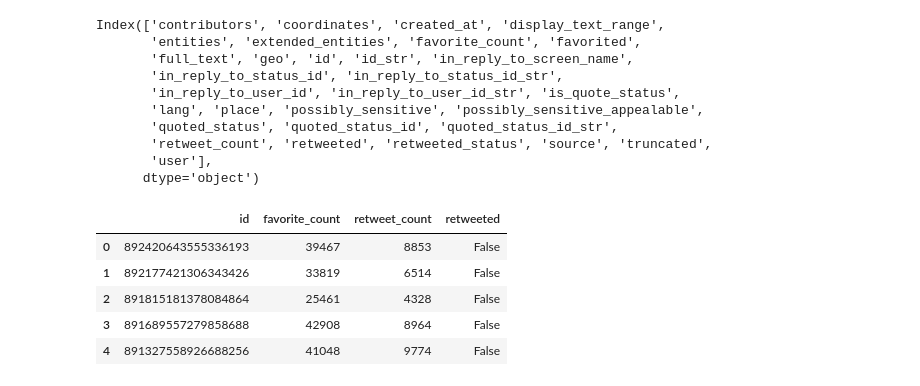
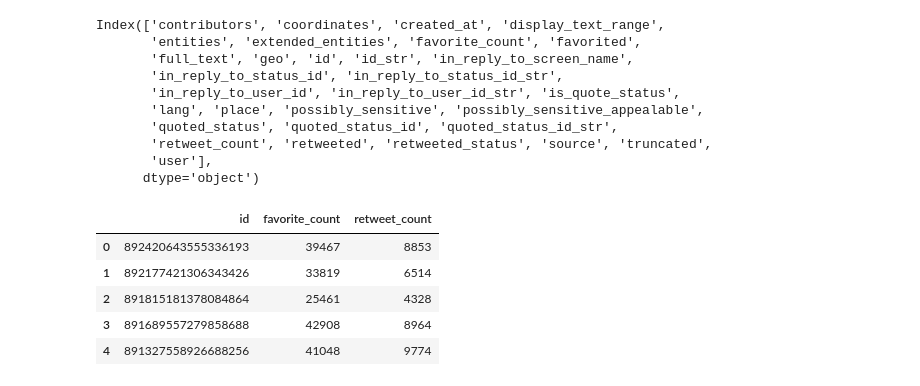
Before and after one commit to somya1212/Wrangle-and-Analyze-Twitter-Archive, a Jupyter notebook: wrangle_act.ipynb, the cells around one changed output. Drawn from its saved outputs; the diff is of its cells as text; code cells hidden in the pictures.

```diff
--- a/wrangle_act.ipynb
+++ b/wrangle_act.ipynb
@@ -161,12 +163,12 @@ Index(['contributors', 'coordinates', 'created_at', 'display_text_range',
        'user'],
       dtype='object')
 # %%
-df_tweet=df_tweet[["id","favorite_count","retweet_count","retweeted"]]
+df_tweet=df_tweet[["id","favorite_count","retweet_count"]]
 df_tweet.head()
 # %% [output]
-|  | id | favorite_count | retweet_count | retweeted |
-| 0 | 892420643555336193 | 39467 | 8853 | False |
-| 1 | 892177421306343426 | 33819 | 6514 | False |
-| 2 | 891815181378084864 | 25461 | 4328 | False |
-| 3 | 891689557279858688 | 42908 | 8964 | False |
-| 4 | 891327558926688256 | 41048 | 9774 | False |
+|  | id | favorite_count | retweet_count |
+| 0 | 892420643555336193 | 39467 | 8853 |
+| 1 | 892177421306343426 | 33819 | 6514 |
+| 2 | 891815181378084864 | 25461 | 4328 |
+| 3 | 891689557279858688 | 42908 | 8964 |
+| 4 | 891327558926688256 | 41048 | 9774 |
```
Also changed, not shown: parts of 43 cells of this notebook.
